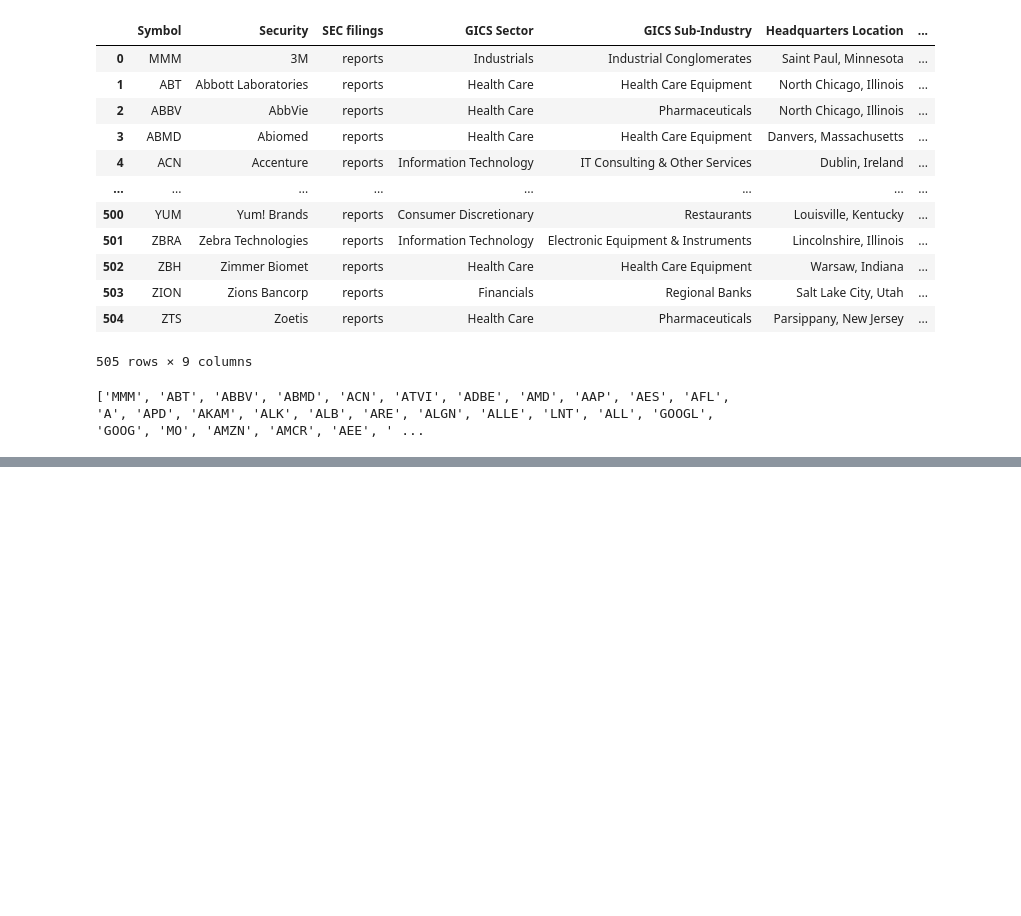
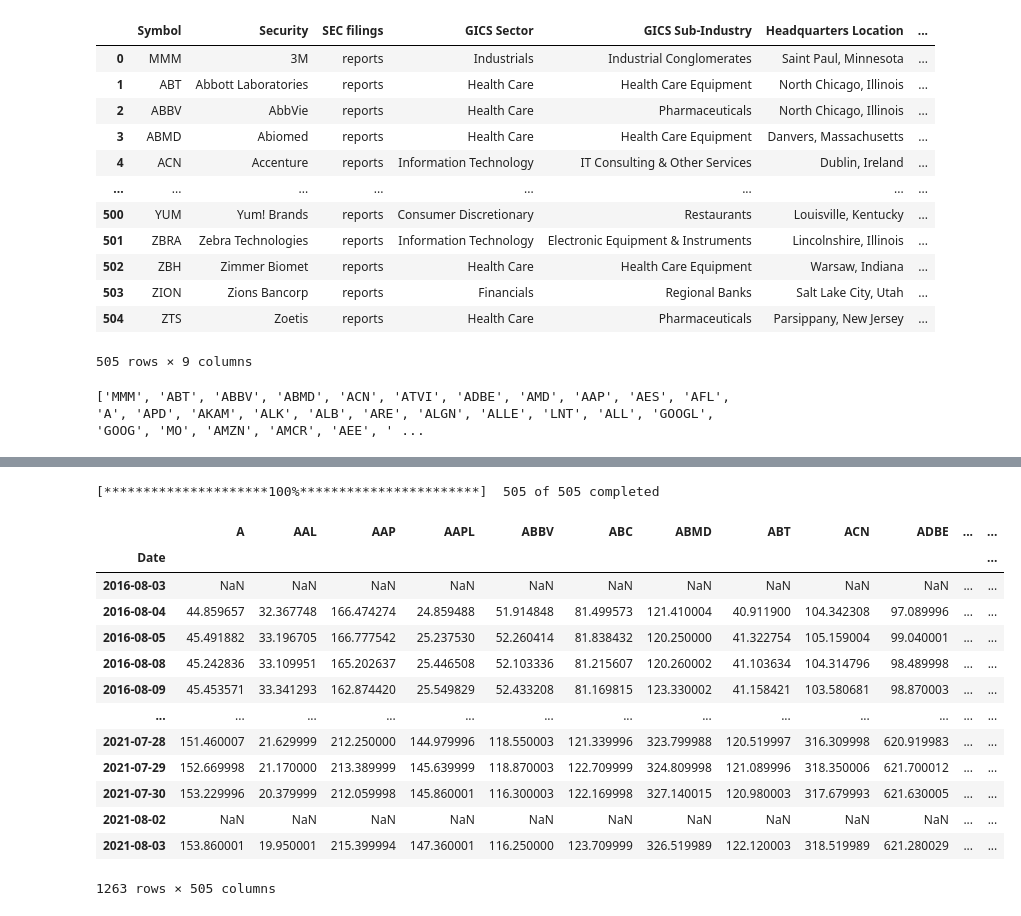
Before and after one commit to scottslusher/Portfolio-Builder, a Jupyter notebook: yfinanc.ipynb, the cells around one changed output, grey strips where cells are left out. Drawn from its saved outputs; the diff is of its cells as text; code cells hidden in the pictures; blank space fills up the shorter version.

Commit message:
added cleaning data to yfinance_bb.ipynb

```diff
--- a/yfinanc.ipynb
+++ b/yfinanc.ipynb
@@ -62,0 +90,49 @@ download_data()
+# %%
+data = yf.download(
+    #tickers list or string as well
+    tickers = stocks,
+
+    # use "period" instead of start/end
+    # valid periods: 1d, 5d, 1mo, 3mo, 6mo, 1y, 2y, 5y, 10y, ytd, max
+    # (optional, default is "1mo")
+    period = "5y",
+
+    # fetch data by interval (including intraday if period < 60 days)
+    # valid intervals: 1m,2m,5m,15m,30m,60m,90m,1h,1d,5d,1wk,1mo,3mo
+    # (optional, default is '1d')
+    interval = '1d',
+
+    # adjust all OHLC automatically
+    # (optional, default is False)
+    auto_adjust = True,
+
+    # download pre/post regular market hours data
+    # (optional, default is False)
+    prepost = True,
+
+    # use threads for mass downloading? (True/False/Integre)
+    # (optional, default is True)
+    threads = True,
+
+    # proxy URL scheme use use when downloading?
+    # (optional, default is None)
+    proxy = None
+)['Close']
+
+data
+# %% [output]
+[*********************100%***********************]  505 of 505 completed
+|  | A | AAL | AAP | AAPL | ABBV | ABC | ABMD | ABT | ACN | ADBE | ... | ... |
+| Date |  |  |  |  |  |  |  |  |  |  |  | ... |
+| 2016-08-03 | NaN | NaN | NaN | NaN | NaN | NaN | NaN | NaN | NaN | NaN | ... | ... |
+| 2016-08-04 | 44.859657 | 32.367748 | 166.474274 | 24.859488 | 51.914848 | 81.499573 | 121.410004 | 40.911900 | 104.342308 | 97.089996 | ... | ... |
+| 2016-08-05 | 45.491882 | 33.196705 | 166.777542 | 25.237530 | 52.260414 | 81.838432 | 120.250000 | 41.322754 | 105.159004 | 99.040001 | ... | ... |
+| 2016-08-08 | 45.242836 | 33.109951 | 165.202637 | 25.446508 | 52.103336 | 81.215607 | 120.260002 | 41.103634 | 104.314796 | 98.489998 | ... | ... |
+| 2016-08-09 | 45.453571 | 33.341293 | 162.874420 | 25.549829 | 52.433208 | 81.169815 | 123.330002 | 41.158421 | 103.580681 | 98.870003 | ... | ... |
+| ... | ... | ... | ... | ... | ... | ... | ... | ... | ... | ... | ... | ... |
+| 2021-07-28 | 151.460007 | 21.629999 | 212.250000 | 144.979996 | 118.550003 | 121.339996 | 323.799988 | 120.519997 | 316.309998 | 620.919983 | ... | ... |
+| 2021-07-29 | 152.669998 | 21.170000 | 213.389999 | 145.639999 | 118.870003 | 122.709999 | 324.809998 | 121.089996 | 318.350006 | 621.700012 | ... | ... |
+| 2021-07-30 | 153.229996 | 20.379999 | 212.059998 | 145.860001 | 116.300003 | 122.169998 | 327.140015 | 120.980003 | 317.679993 | 621.630005 | ... | ... |
+| 2021-08-02 | NaN | NaN | NaN | NaN | NaN | NaN | NaN | NaN | NaN | NaN | ... | ... |
+| 2021-08-03 | 153.860001 | 19.950001 | 215.399994 | 147.360001 | 116.250000 | 123.709999 | 326.519989 | 122.120003 | 318.519989 | 621.280029 | ... | ... |
+1263 rows × 505 columns
```
Also changed, not shown: parts of 9 cells of this notebook, 2 other files.
